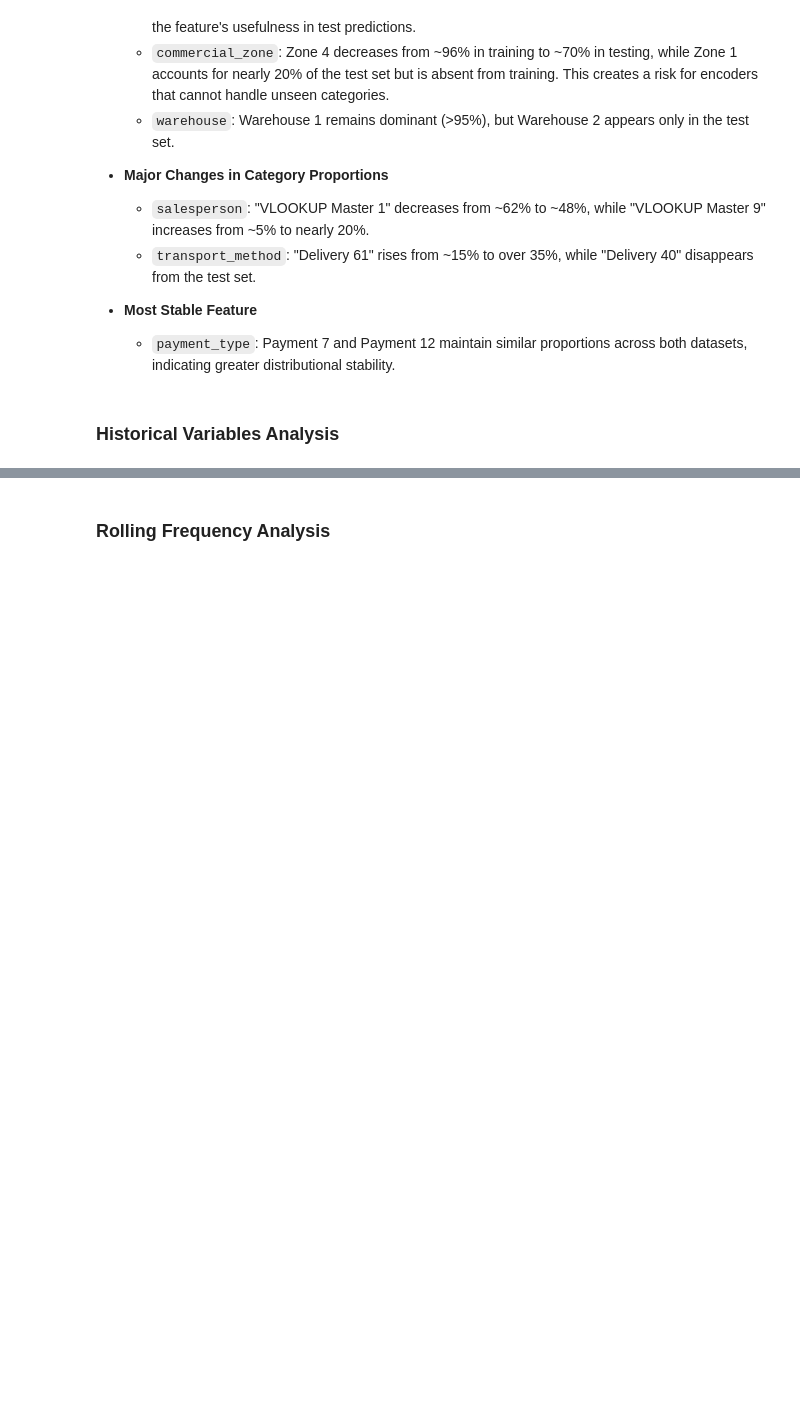
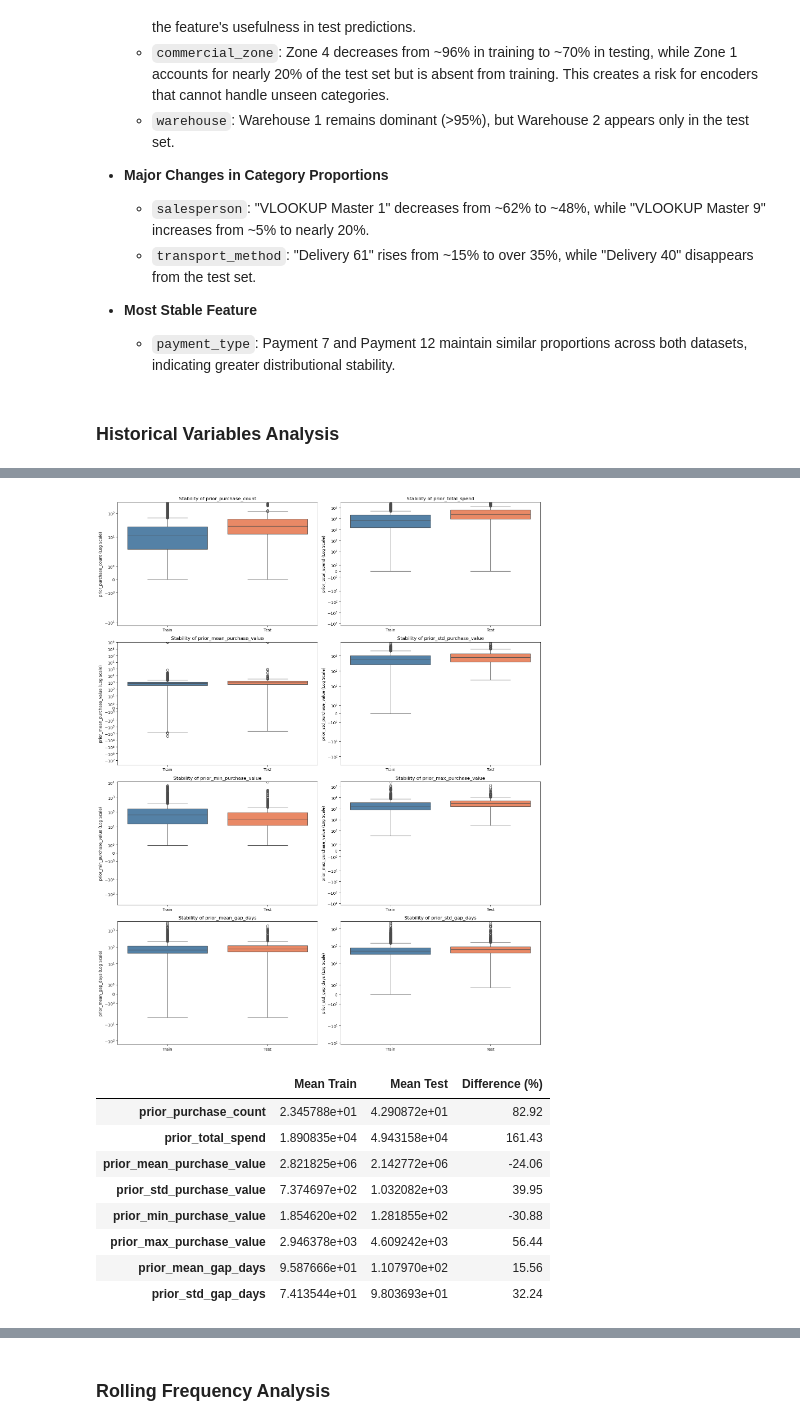
Before and after one commit to luisrafaelsoeiro/ETAI_Project, a Jupyter notebook: exploration.ipynb, the cells around one changed output, grey strips where cells are left out. Drawn from its saved outputs; the diff is of its cells as text; code cells hidden in the pictures; blank space fills up the shorter version.

```diff
--- a/exploration.ipynb
+++ b/exploration.ipynb
@@ -987,0 +1018,48 @@ Comparing categorical distributions across the training and test sets reveals su
+# %%
+tmp_train = train[hist_cols].copy().reset_index(drop=True)
+tmp_train['Dataset'] = 'Train'
+
+tmp_test = test[hist_cols].copy().reset_index(drop=True)
+tmp_test['Dataset'] = 'Test'
+
+combined_hist = pd.concat([tmp_train, tmp_test], ignore_index=True)
+
+fig, axes = plt.subplots(4, 2, figsize=(16, 20))
+axes = axes.flatten()
+
+for i, col in enumerate(hist_cols):
+    sns.boxplot(
+        data=combined_hist,
+        x='Dataset',
+        y=col,
+        ax=axes[i],
+        hue='Dataset',
+        palette={'Train': 'steelblue', 'Test': 'coral'},
+        legend=False
+    )
+    axes[i].set_title(f'Stability of {col}')
+    axes[i].set_yscale('symlog')
+    axes[i].set_ylabel(f'{col} (Log Scale)')
+    axes[i].set_xlabel('')
+
+plt.tight_layout()
+plt.show()
+
+mean_summary = pd.DataFrame({
+    'Mean Train': train[hist_cols].mean(),
+    'Mean Test': test[hist_cols].mean()
+})
+mean_summary['Difference (%)'] = ((mean_summary['Mean Test'] - mean_summary['Mean Train']) / mean_summary['Mean Train'] * 100).round(2)
+
+display(mean_summary)
+# %% [output]
+[figure, added]
+|  | Mean Train | Mean Test | Difference (%) |
+| prior_purchase_count | 2.345788e+01 | 4.290872e+01 | 82.92 |
+| prior_total_spend | 1.890835e+04 | 4.943158e+04 | 161.43 |
+| prior_mean_purchase_value | 2.821825e+06 | 2.142772e+06 | -24.06 |
+| prior_std_purchase_value | 7.374697e+02 | 1.032082e+03 | 39.95 |
+| prior_min_purchase_value | 1.854620e+02 | 1.281855e+02 | -30.88 |
+| prior_max_purchase_value | 2.946378e+03 | 4.609242e+03 | 56.44 |
+| prior_mean_gap_days | 9.587666e+01 | 1.107970e+02 | 15.56 |
+| prior_std_gap_days | 7.413544e+01 | 9.803693e+01 | 32.24 |
```
Also changed, not shown: parts of 14 cells of this notebook.
